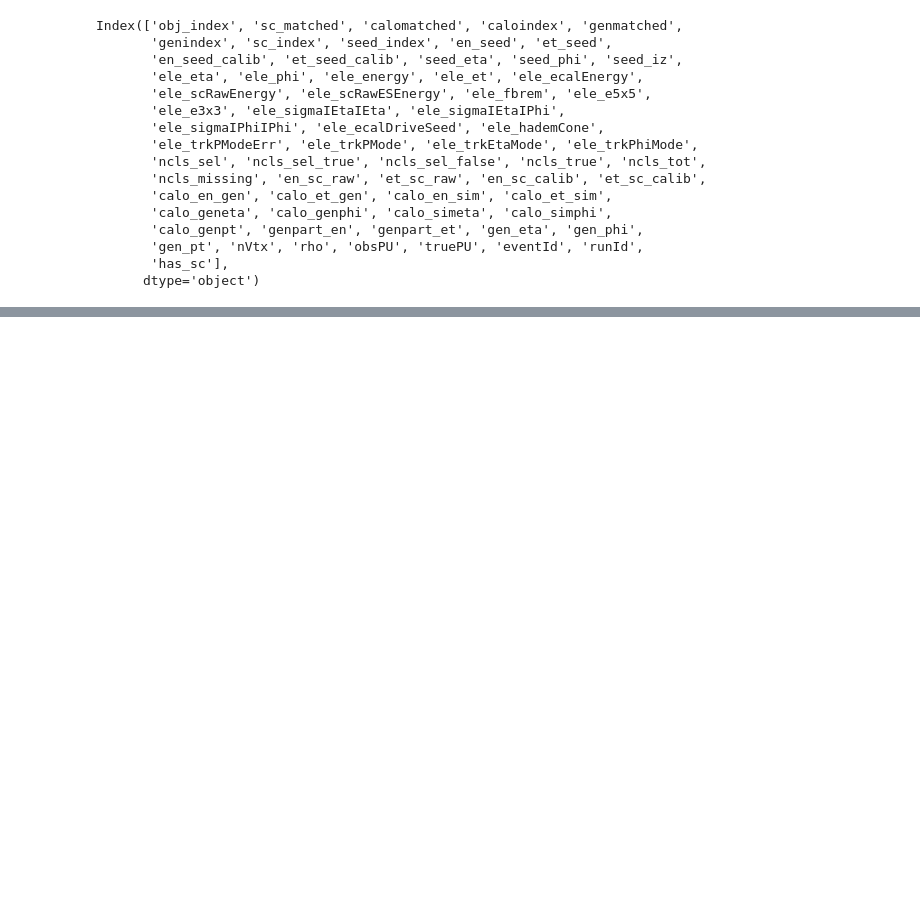
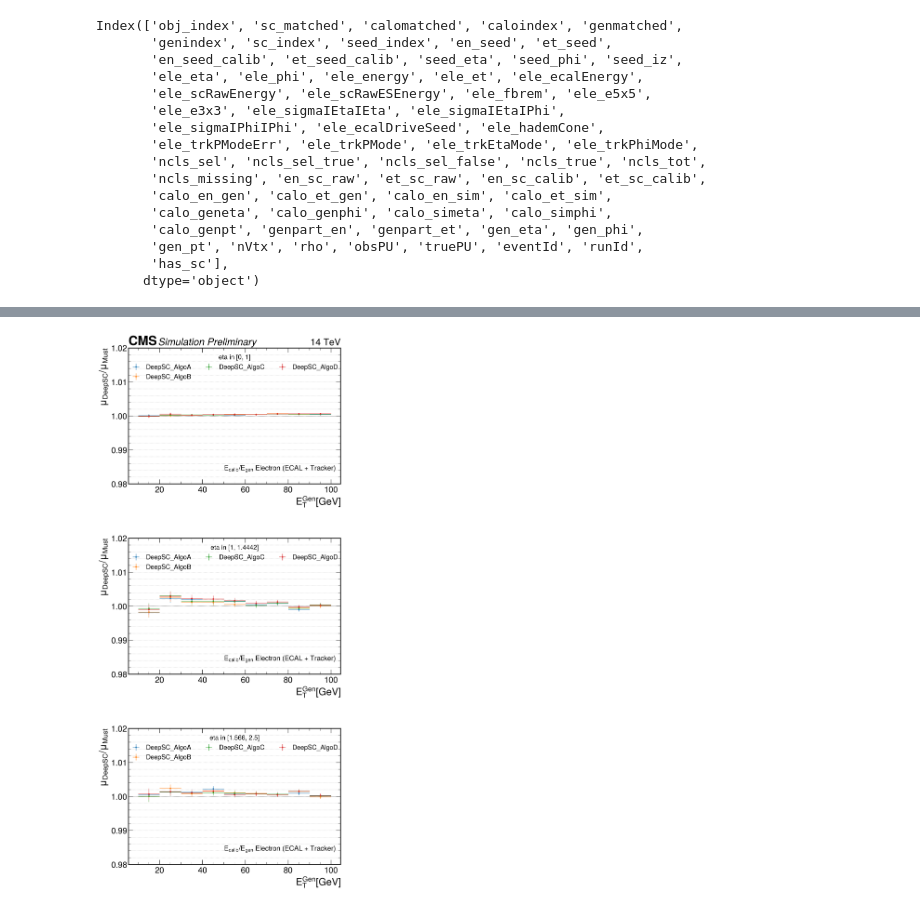
Before and after one commit to vdurupt/Fit_Resolution, a Jupyter notebook: notebooks/Plotting_4DeepSC_electrons.ipynb, the cells around one changed output, grey strips where cells are left out. Saved outputs shown, nothing was run; the diff lists cells and outputs as text; code cells hidden in the pictures; blank space fills up the shorter version.

```diff
--- a/notebooks/Plotting_4DeepSC_electrons.ipynb
+++ b/notebooks/Plotting_4DeepSC_electrons.ipynb
@@ -603,0 +543,40 @@ do_summary_plot(panels_bias, name="bias", output=output_folder)
+# %%
+output_folder_A = f"/eos/user/v/vdurupt/reco_comparison_corrected/RecoPlots/RecoComparison_finalObjRegression_UL18_v1/electrons/{reco_A}"
+output_folder_B = f"/eos/user/v/vdurupt/reco_comparison_corrected/RecoPlots/RecoComparison_finalObjRegression_UL18_v1/electrons/{reco_B}"
+output_folder_C = f"/eos/user/v/vdurupt/reco_comparison_corrected/RecoPlots/RecoComparison_finalObjRegression_UL18_v1/electrons/{reco_C}"
+output_folder_D = f"/eos/user/v/vdurupt/reco_comparison_corrected/RecoPlots/RecoComparison_finalObjRegression_UL18_v1/electrons/{reco_D}"
+
+panels_res_byEt = [
+
+    {
+        "file1": output_folder_A+'/resolution_ele_gen_matched_byEt_cruijff_deepsc.csv',
+        "file2": output_folder_A+'/resolution_ele_gen_matched_byEt_cruijff_mustache.csv',
+        "file3": output_folder_B+'/resolution_ele_gen_matched_byEt_cruijff_deepsc.csv',
+        "file4": output_folder_C+'/resolution_ele_gen_matched_byEt_cruijff_deepsc.csv',
+        "file5": output_folder_D+'/resolution_ele_gen_matched_byEt_cruijff_deepsc.csv',
+        "bins1": [10, 20, 30, 40, 50, 60, 70, 80, 90 ,100],
+        "bins2": [0, 1, 1.4442, 1.566, 2.5],
+        "binCol1": "et_bin",
+        "binCol2": "eta_bin",
+        "exclude_x_bin": None,
+        "exclude_y_bin": 2,
+        "general_label":"$E_{calib}/E_{gen}$ Electron (ECAL + Tracker)",
+        "xlabel":"$E_T^{Gen}[GeV]$",
+        "ylabel":"$\sigma_{DeepSC}/\sigma_{Must}$",
+        "yvar":"sigma_avg",
+        "yvar_err":"sigma_avg_err",
+        "binleg": f"$|\eta_{{Gen}}|$",
+        "ylims":(0.9, 1.05),
+    }
+]
+# %%
+panels_bias_byEt = panels_res_byEt[:]
+
+for p in panels_bias_byEt :
+    p['yvar'] = "m"
+    p['yvar_err'] = "m_err"
+    p["ylabel"] ="$\mu_{DeepSC}/\mu_{Must}$"
+    p["ylims"] = [0.98, 1.02]
+
+panels_bias_byEt[0]["fill_between_y"] = [0.9, 1.05]
+panels_bias_byEt
@@ -603,0 +603,4 @@ do_summary_plot(panels_bias, name="bias", output=output_folder)
+# %%
+do_summary_plot(panels_bias_byEt, [(0.98, 1.02), (0.98, 1.02), (0.98, 1.02)], name="bias", output=output_folder)
+# %% [output]
+[figure, added]
```
Also changed, not shown: parts of 16 cells of this notebook, 1 other file.
